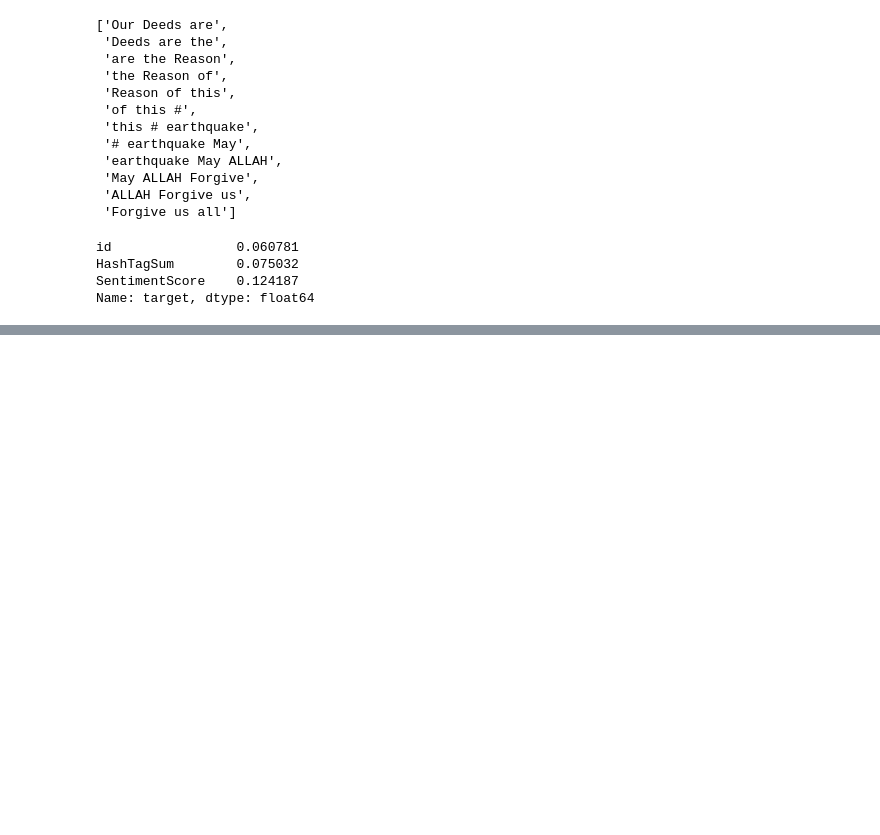
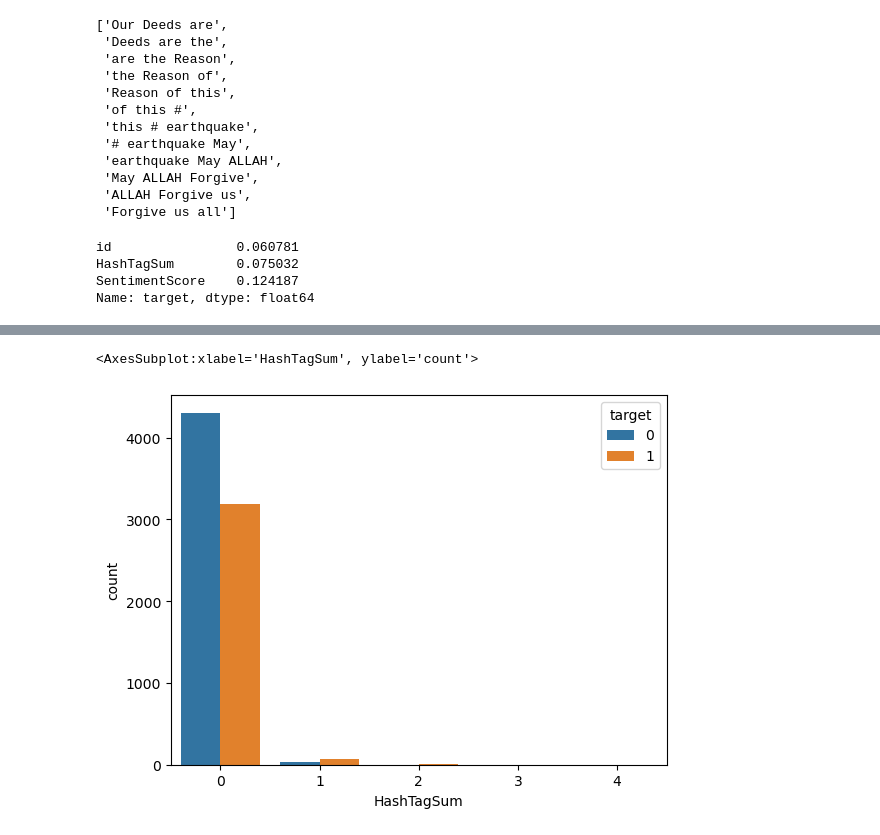
Before and after one commit to Akb-25/Natural-Disaster-Prediction-Kaggle, a Jupyter notebook: work.ipynb, the cells around one changed output, grey strips where cells are left out. Drawn from its saved outputs; the diff is of its cells as text; code cells hidden in the pictures; blank space fills up the shorter version.

```diff
--- a/work.ipynb
+++ b/work.ipynb
@@ -607,0 +635,5 @@ train.sample(20)
+# %%
+sns.countplot(x="HashTagSum",data=train,hue="target")
+# %% [output]
+<AxesSubplot:xlabel='HashTagSum', ylabel='count'>
+[figure, added]
```
Also changed, not shown: parts of 11 cells of this notebook.
